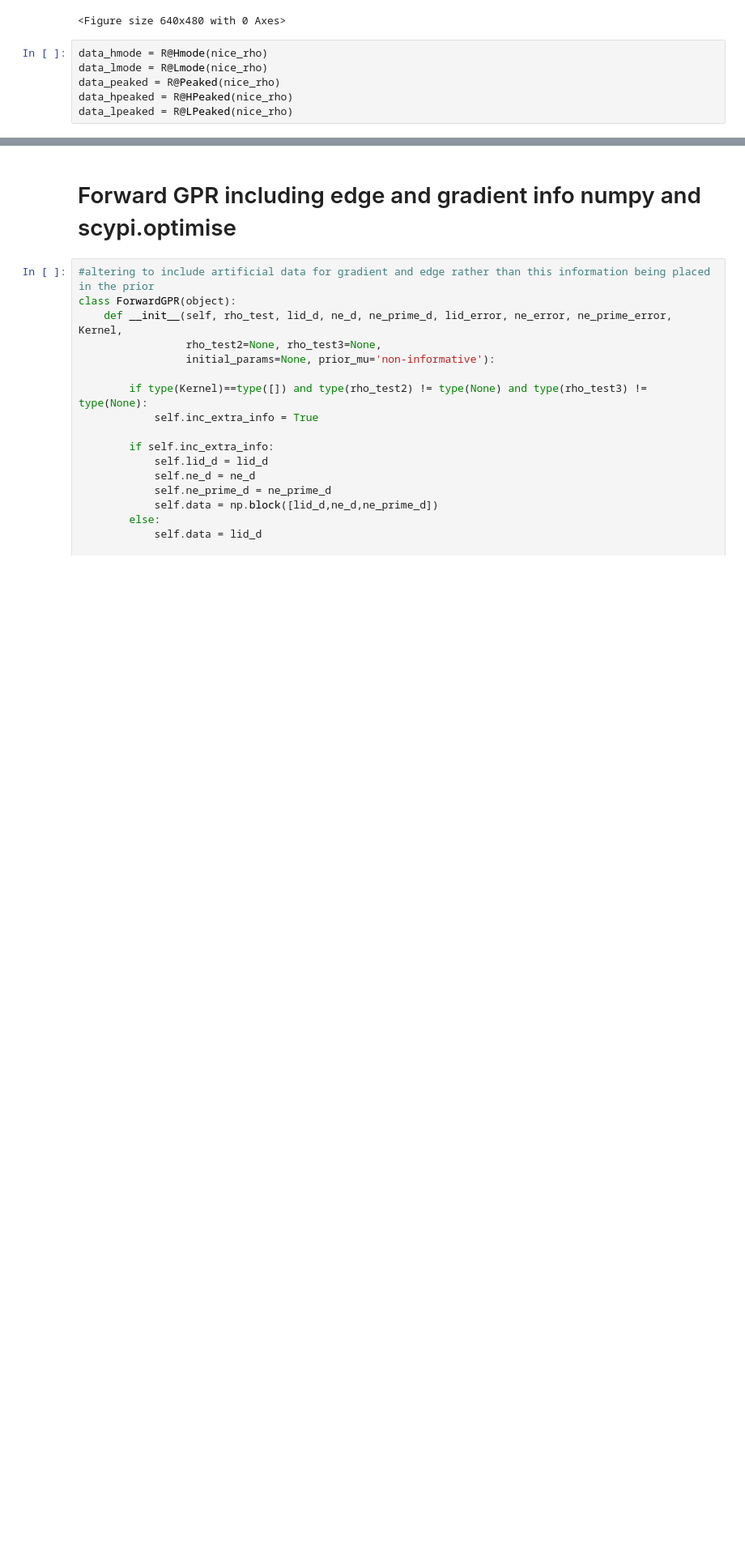
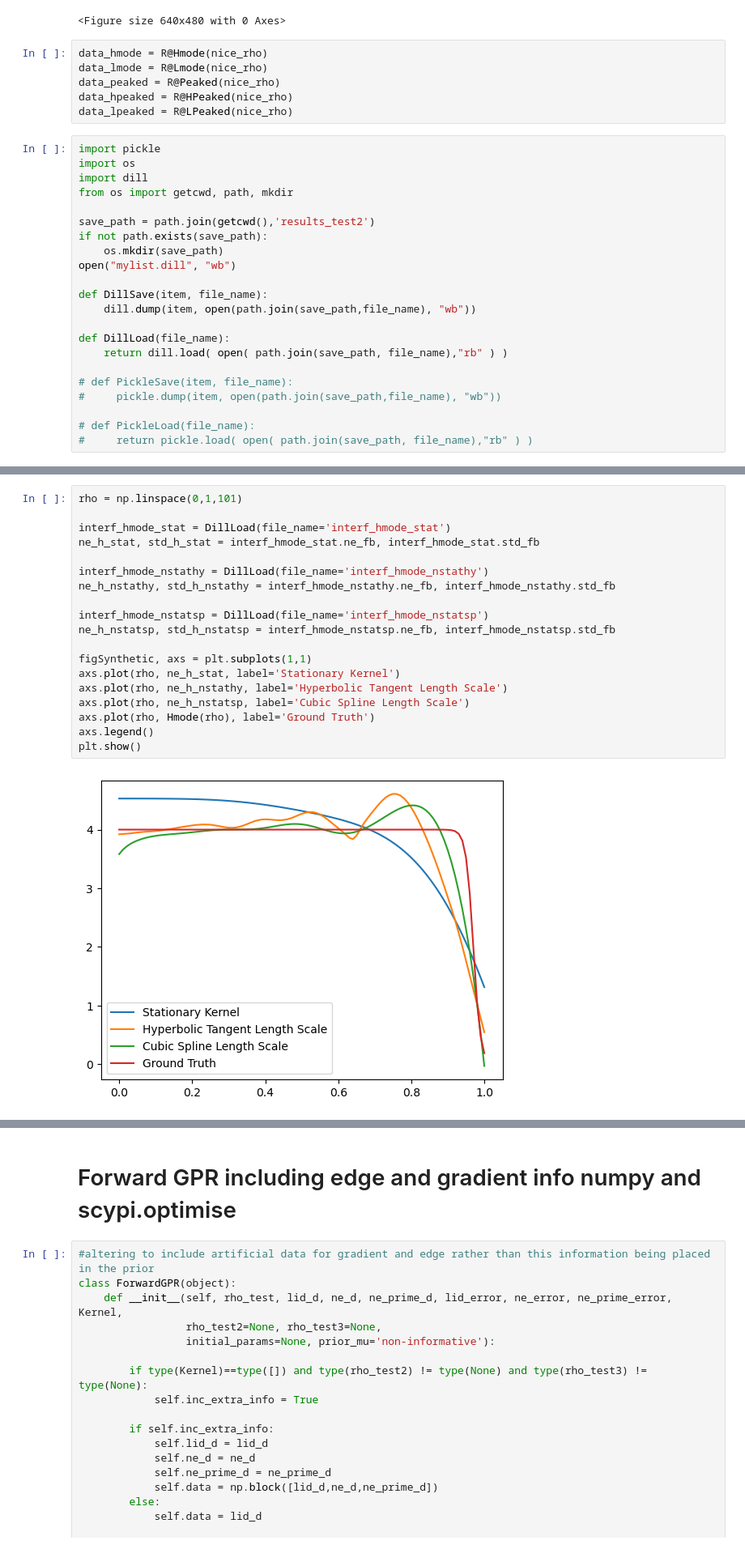
Before and after one commit to DanHarJor/Improving-Electron-Density-Profile-Inference-within-a-Tokamak-using-Bayesian-Techniques, a Jupyter notebook: RealEquillibriumInterferometry/SyntheticDataInterferometry.ipynb, the cells around one changed output, grey strips where cells are left out. Shown at 81% size. Cells and saved outputs as stored; diff of their text form; blank space fills up the shorter version.

Commit message:
made strides in getting a pipeline for synthetic data

```diff
--- a/RealEquillibriumInterferometry/SyntheticDataInterferometry.ipynb
+++ b/RealEquillibriumInterferometry/SyntheticDataInterferometry.ipynb
@@ -1784,4 +1805,26 @@ data_lmode = R@Lmode(nice_rho)
 data_peaked = R@Peaked(nice_rho)
 data_hpeaked = R@HPeaked(nice_rho)
 data_lpeaked = R@LPeaked(nice_rho)
+# %%
+import pickle
+import os
+import dill
+from os import getcwd, path, mkdir
+
+save_path = path.join(getcwd(),'results_test2')
+if not path.exists(save_path):
+    os.mkdir(save_path)
+open("mylist.dill", "wb")
+
+def DillSave(item, file_name):
+    dill.dump(item, open(path.join(save_path,file_name), "wb"))
+
+def DillLoad(file_name):
+    return dill.load( open( path.join(save_path, file_name),"rb" ) )
+
+# def PickleSave(item, file_name):
+#     pickle.dump(item, open(path.join(save_path,file_name), "wb"))
+
+# def PickleLoad(file_name):
+#     return pickle.load( open( path.join(save_path, file_name),"rb" ) )
 # %%
@@ -1821,0 +1997,21 @@ Walker 3
+# %%
+rho = np.linspace(0,1,101)
+
+interf_hmode_stat = DillLoad(file_name='interf_hmode_stat')
+ne_h_stat, std_h_stat = interf_hmode_stat.ne_fb, interf_hmode_stat.std_fb
+
+interf_hmode_nstathy = DillLoad(file_name='interf_hmode_nstathy')
+ne_h_nstathy, std_h_nstathy = interf_hmode_nstathy.ne_fb, interf_hmode_nstathy.std_fb
+
+interf_hmode_nstatsp = DillLoad(file_name='interf_hmode_nstatsp')
+ne_h_nstatsp, std_h_nstatsp = interf_hmode_nstatsp.ne_fb, interf_hmode_nstatsp.std_fb
+
+figSynthetic, axs = plt.subplots(1,1)
+axs.plot(rho, ne_h_stat, label='Stationary Kernel')
+axs.plot(rho, ne_h_nstathy, label='Hyperbolic Tangent Length Scale')
+axs.plot(rho, ne_h_nstatsp, label='Cubic Spline Length Scale')
+axs.plot(rho, Hmode(rho), label='Ground Truth')
+axs.legend()
+plt.show()
+# %% [output]
+[figure, added]
```
Also changed, not shown: parts of 6 cells of this notebook.
